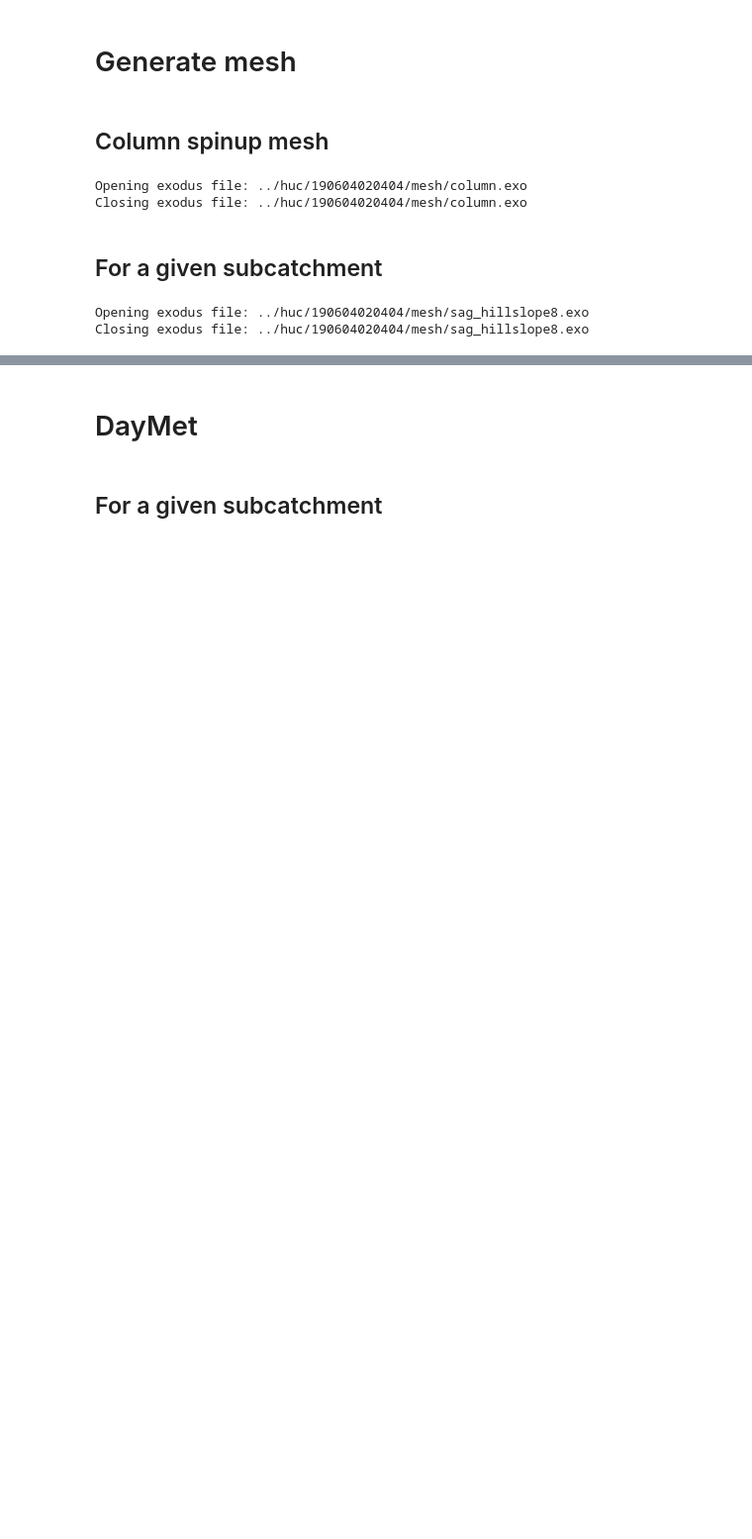
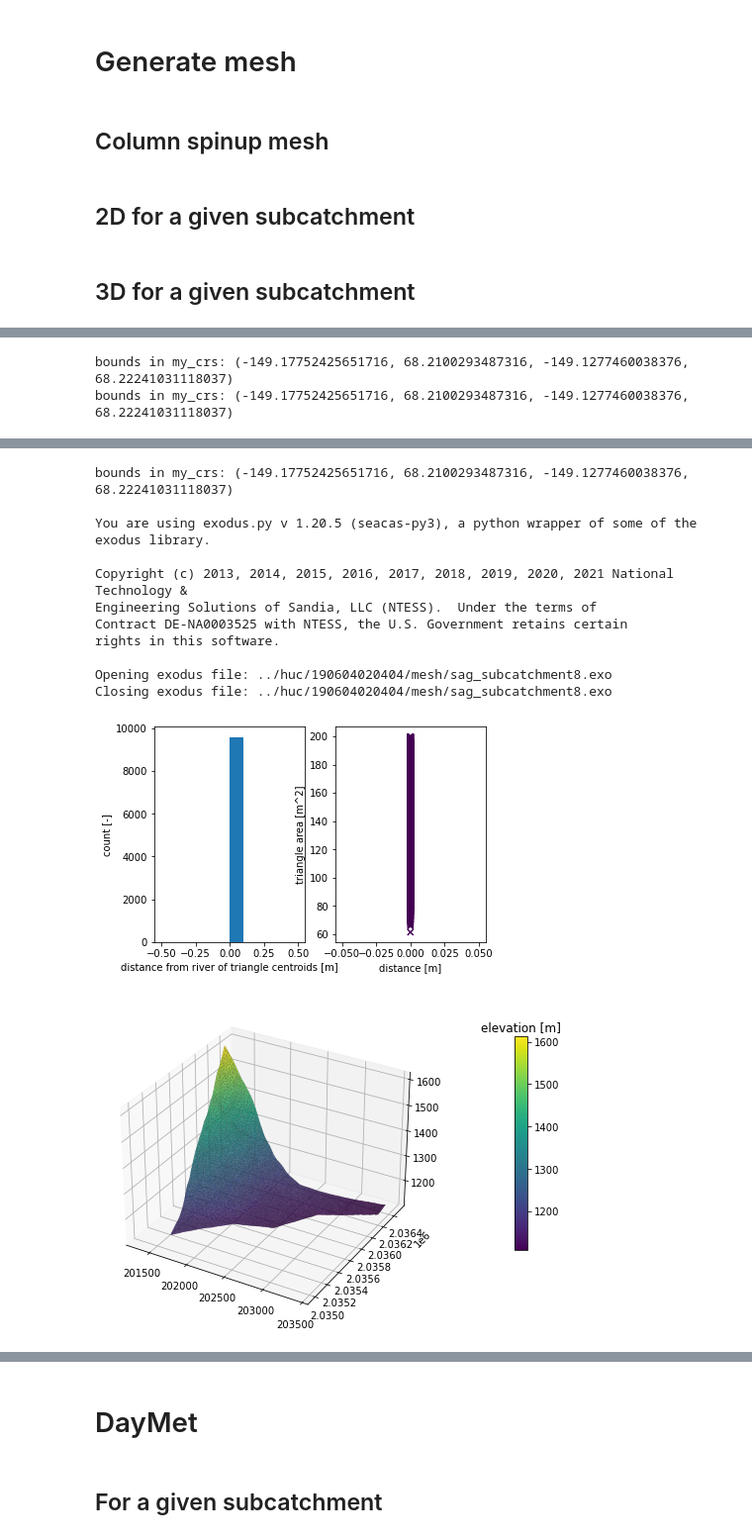
Before and after one commit to ecoon/interface-hillslopes, a Jupyter notebook: new_scripts/huc_process.ipynb, the cells around one changed output, grey strips where cells are left out. Shown at 99% size. Saved outputs shown, nothing was run; the diff lists cells and outputs as text; code cells hidden in the pictures; blank space fills up the shorter version.

Commit message:
updated data_package to create parameters, meshes, daymet for a huc

```diff
--- a/new_scripts/huc_process.ipynb
+++ b/new_scripts/huc_process.ipynb
@@ -285,13 +285,13 @@ bounds in my_crs: (-149.32373838074332, 68.16835009523078, -148.80217986384457,
 # %%
 hillslope_demo_pars = hillslopes.parameterizeSubcatchment(
     filenames, huc, subcatch_demo_id,
-    target_crs=workflow.crs.default_alaska_crs(),
+    target_crs=target_crs,
     hillslope_keep_fraction=hillslope_keep_fraction,
     hillslope_bin_dx=hillslope_bin_dx)
 
-mesh_demo_pars = mesh.parameterizeMesh(hillslope_demo_pars, mesh_dx,
+mesh_demo_pars = meshing.parameterizeMesh(hillslope_demo_pars, mesh_dx,
                                        riparian_slope_min=riparian_slope_min,
                                        hillslope_slope_min=hillslope_slope_min,
                                        min_area_ratio=min_area_ratio)
-# # print(hillslope.keys())
+# print(hillslope.keys())
 # %% [output]
@@ -338,11 +338,13 @@ gs = gridspec.GridSpec(4,1)
 axs = [fig.add_subplot(gs[2,0]), fig.add_subplot(gs[3,0])]
 plot.plot(hillslope_demo_pars, mesh_demo_pars, fig=fig, axs=axs)
 
+
 ax0 = workflow.plot.get_ax(native_crs, fig, axgrid=gs[0,:])
 workflow.plot.raster(hillslope_demo_pars['raster_profile'], hillslope_demo_pars['bins'],
                      ax=ax0, cmap='prism')
 subcatch = hillslope_demo_pars['subcatchment']
-workflow.plot.shply(subcatch, native_crs, ax=ax0, color='k')
+subcatch_crs = hillslope_demo_pars['subcatchment_target_crs']
+workflow.plot.shply(subcatch, subcatch_crs, ax=ax0, color='k')
 ax0.set_title(f'subcatchment {subcatch_demo_id}')
 
 ax1 = workflow.plot.get_ax(native_crs, fig, axgrid=gs[1,:])
@@ -351,7 +353,7 @@ cmap = plt.get_cmap(('viridis'),vmax-vmin+1)
 lc = workflow.plot.raster(hillslope_demo_pars['raster_profile'],
                           hillslope_demo_pars['land_cover_raster'],
                           ax=ax1, vmin=vmin-0.5, vmax=vmax+0.5, cmap=cmap)
-workflow.plot.shply(subcatch, native_crs, ax=ax1, color='k')
+workflow.plot.shply(subcatch, subcatch_crs, ax=ax1, color='k')
 position=fig.add_axes([0.95, 0.55, 0.02,0.1])
 
 fig.colorbar(lc,ticks=np.arange(vmin,vmax+1),cax=position)
@@ -563,21 +547,29 @@ plt.show()
 # %% [markdown]
 # Generate mesh
+# %%
+layer_info = meshing.layeringStructure(organic_cells=30, organic_cell_dz=0.02,
+                      increase2depth=9.4, increase_cells=20, largest_dz=2.0,
+                      bottom_depth=46)
+layer_types, layer_data, layer_ncells = layer_info
 # %% [markdown]
 ## Column spinup mesh
 # %%
 if os.path.isfile(os.path.join(mesh_dir,'column.exo')):
     os.remove(os.path.join(mesh_dir,'column.exo'))
-colum_mesh = meshing.createColumnMesh(meshing.layeringStructure(),
+colum_mesh = meshing.createColumnMesh(layer_info,
                                       os.path.join(mesh_dir,'column.exo'))
-# %% [output]
-Opening exodus file: ../huc/190604020404/mesh/column.exo
-Closing exodus file: ../huc/190604020404/mesh/column.exo
 # %% [markdown]
-## For a given subcatchment
+## 2D for a given subcatchment
 # %%
 m2 = meshing.createHillslopeMesh2D(mesh_demo_pars)
-m3 = meshing.createHillslopeMesh3D(m2, mesh_demo_pars, meshing.layeringStructure(),
+m3 = meshing.createHillslopeMesh3D(m2, mesh_demo_pars, layer_info,
                                    os.path.join(mesh_dir,f'sag_hillslope{subcatch_demo_id}.exo'))
-# %% [output]
-Opening exodus file: ../huc/190604020404/mesh/sag_hillslope8.exo
-Closing exodus file: ../huc/190604020404/mesh/sag_hillslope8.exo
+# %% [markdown]
+## 3D for a given subcatchment
+# %%
+subcatch_demo_smooth = hillslope_demo_pars['subcatchment_smooth']
+m2, lc = meshing.createSubcatchmentMesh2D(filenames, subcatch_demo_smooth, subcatch_crs,
+                                          mesh_demo_pars, plot=True)
+m3 = meshing.createSubcatchmentMesh3D(m2, lc, layer_info,
+                                      os.path.join(mesh_dir, f'sag_subcatchment{subcatch_demo_id}.exo'))
+# %% [output]
@@ -583,0 +593,2 @@ Closing exodus file: ../huc/190604020404/mesh/sag_hillslope8.exo
+bounds in my_crs: (-149.17752425651716, 68.2100293487316, -149.1277460038376, 68.22241031118037)
+bounds in my_crs: (-149.17752425651716, 68.2100293487316, -149.1277460038376, 68.22241031118037)
@@ -584 +602,14 @@ Closing exodus file: ../huc/190604020404/mesh/sag_hillslope8.exo
+bounds in my_crs: (-149.17752425651716, 68.2100293487316, -149.1277460038376, 68.22241031118037)
+
+You are using exodus.py v 1.20.5 (seacas-py3), a python wrapper of some of the exodus library.
+
+Copyright (c) 2013, 2014, 2015, 2016, 2017, 2018, 2019, 2020, 2021 National Technology &
+Engineering Solutions of Sandia, LLC (NTESS).  Under the terms of
+Contract DE-NA0003525 with NTESS, the U.S. Government retains certain
+rights in this software.
+
+Opening exodus file: ../huc/190604020404/mesh/sag_subcatchment8.exo
+Closing exodus file: ../huc/190604020404/mesh/sag_subcatchment8.exo
+[figure, added]
+[figure, added]
 # %% [markdown]
```
Also changed, not shown: parts of 17 cells of this notebook, 3 other files.
